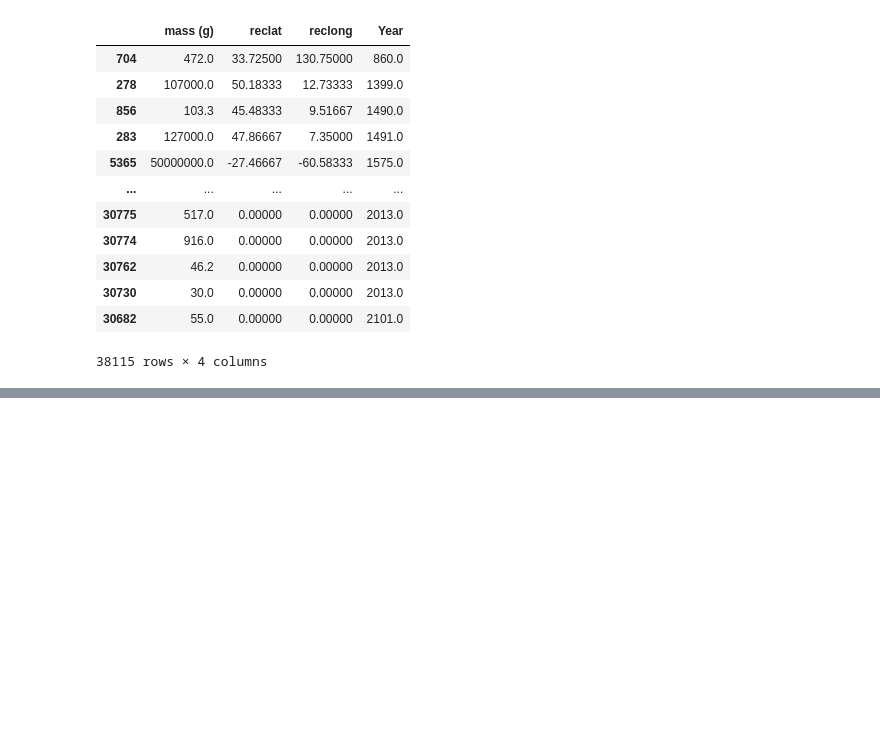
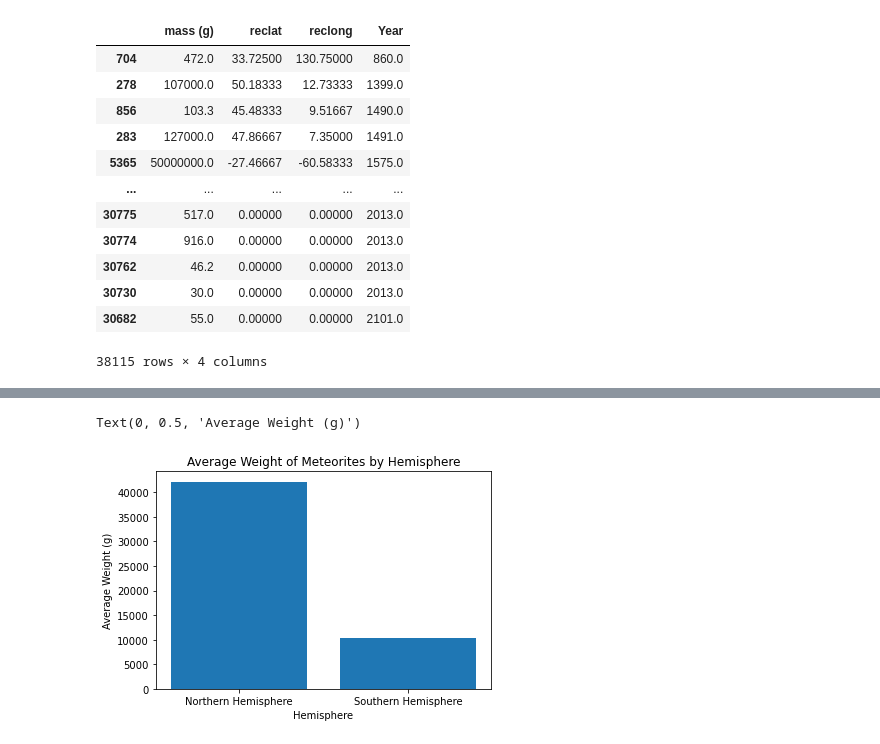
Before and after one commit to jessyoder/Project-1-Meteorites, a Jupyter notebook: hemi_compare.ipynb, the cells around one changed output, grey strips where cells are left out. Cells and saved outputs as stored; diff of their text form; code cells hidden in the pictures; blank space fills up the shorter version.

```diff
--- a/hemi_compare.ipynb
+++ b/hemi_compare.ipynb
@@ -154,3 +174,17 @@ meteor_df
+# %%
+y_axis = [42156, 10320]
+x_axis = np.arange(len(y_axis))
+
+
+plt.bar(x_axis, y_axis)
+tick_locations = [value for value in x_axis]
+plt.xticks(tick_locations, ['Northern Hemisphere', 'Southern Hemisphere'])
+plt.title('Average Weight of Meteorites by Hemisphere')
+plt.xlabel('Hemisphere')
+plt.ylabel('Average Weight (g)')
+# %% [output]
+Text(0, 0.5, 'Average Weight (g)')
+[figure, added]
 # %%
 # Set up bins for Years
 year_bins = [0, 999.999, 1699.999, 1799.999, 1899.999, 1999.999, 2020]
```
Also changed, not shown: parts of 7 cells of this notebook, 2 other files.
